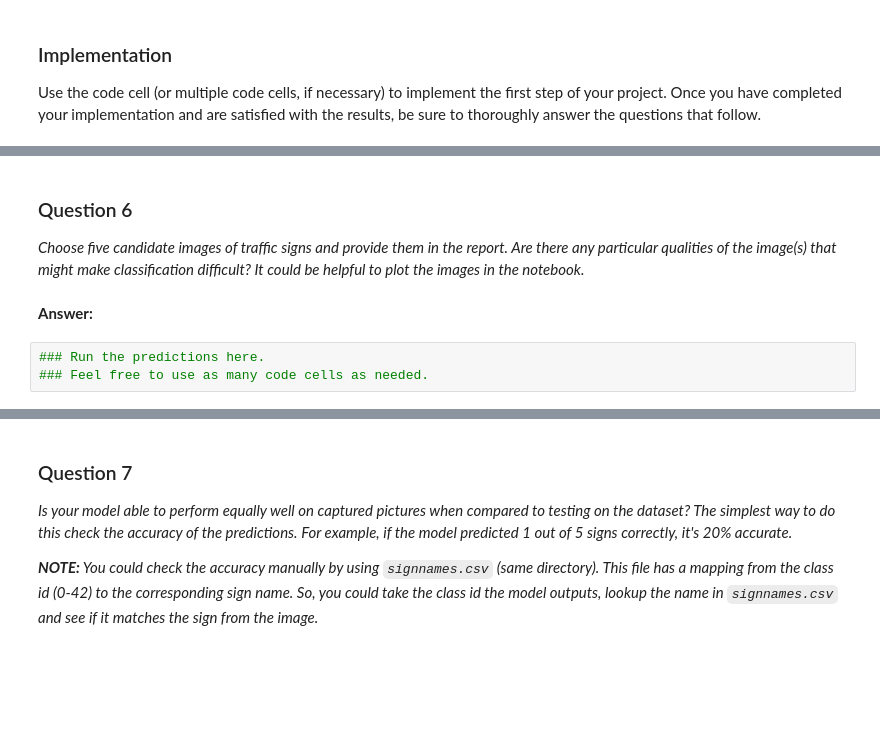
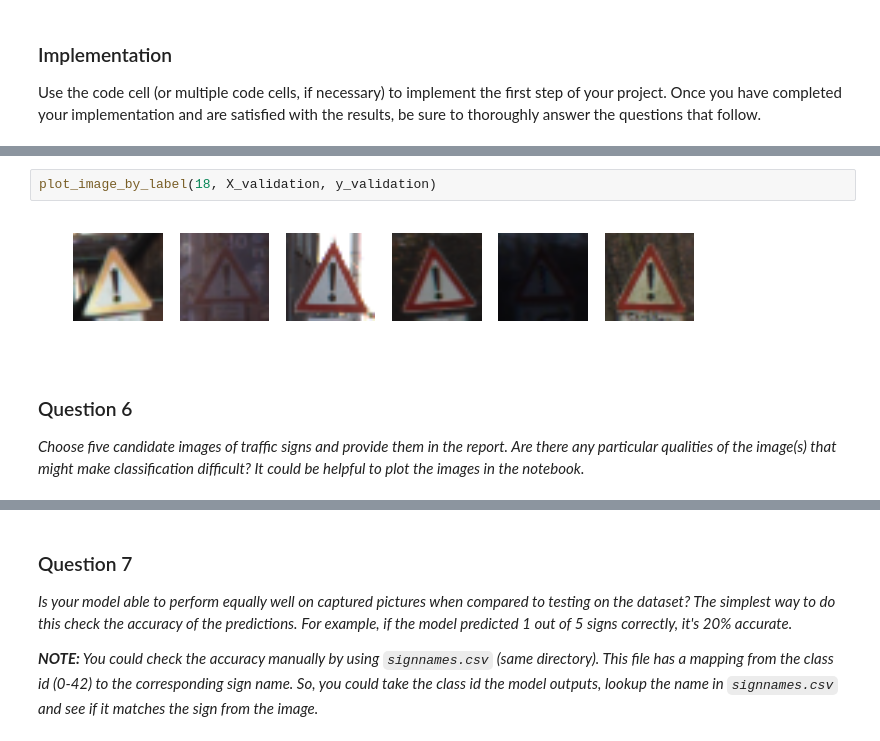
Before and after one commit to markandlw/CarND-Traffic-Sign-Classifier-Project, a Jupyter notebook: Traffic_Sign_Classifier.ipynb, the cells around one changed output, grey strips where cells are left out. Cells and saved outputs as stored; diff of their text form; blank space fills up the shorter version.

```diff
--- a/Traffic_Sign_Classifier.ipynb
+++ b/Traffic_Sign_Classifier.ipynb
@@ -410,9 +452,8 @@ Use the code cell (or multiple code cells, if necessary) to implement the first
+# %%
+plot_image_by_label(18, X_validation, y_validation)
+# %% [output]
+[figure, added]
 # %% [markdown]
 ### Question 6
 
 _Choose five candidate images of traffic signs and provide them in the report. Are there any particular qualities of the image(s) that might make classification difficult? It could be helpful to plot the images in the notebook._
-# %% [markdown]
-**Answer:**
-# %%
-### Run the predictions here.
-### Feel free to use as many code cells as needed.
```
Also changed, not shown: parts of 8 cells of this notebook, 6 other files.
